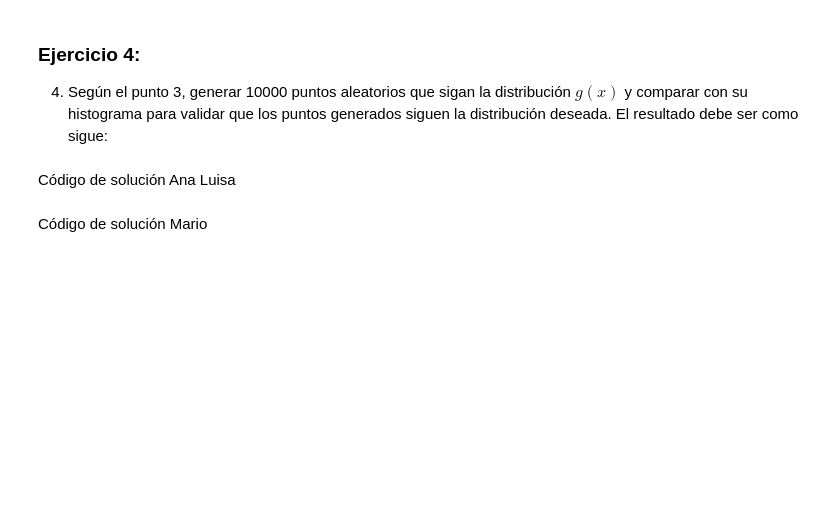
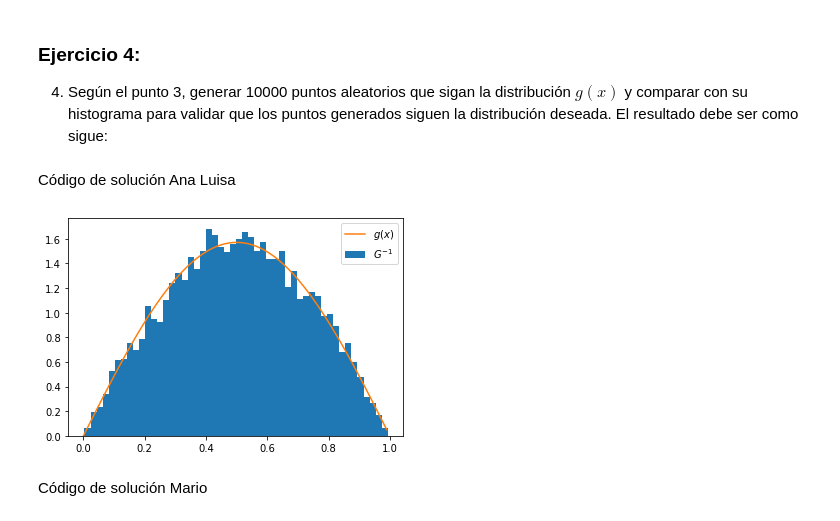
Before and after one commit to aluisaespinoza1/ProyectoConjunto_ALEspinoza_MAGarcia, a Jupyter notebook: Tarea_5.ipynb, the cells around one changed output. Saved outputs shown, nothing was run; the diff lists cells and outputs as text; code cells hidden in the pictures; blank space fills up the shorter version.

```diff
--- a/Tarea_5.ipynb
+++ b/Tarea_5.ipynb
@@ -139,3 +146,22 @@ Código de solución Ana Luisa
+# %%
+def distribucion(N:'num de puntos aleatorios',
+                 gx:'funcion g(x)',G_inv:'inversa de G'):
+    U = np.random.rand(N)
+    p_a = G_inv(U) #puntos aleatorios
+    x = np.arange(0, 1, 0.01)
+    g = gx(x)
+    plt.hist(p_a, bins=50, density = True, label='$G^{-1}$',)
+    plt.plot(x,g, label='$g(x)$')
+    plt.legend()
+    plt.show()
+# %%
+N = 10000
+g = lambda x: np.sin(np.pi * x)*(np.pi / 2)
+G_inv = lambda U: np.arccos(1 - 2*U) * (1 / np.pi)
+
+distribucion(N,g,G_inv)
+# %% [output]
+[figure, added]
 # %% [markdown]
 Código de solución Mario
 # %%
```
Also changed, not shown: parts of 25 cells of this notebook.
